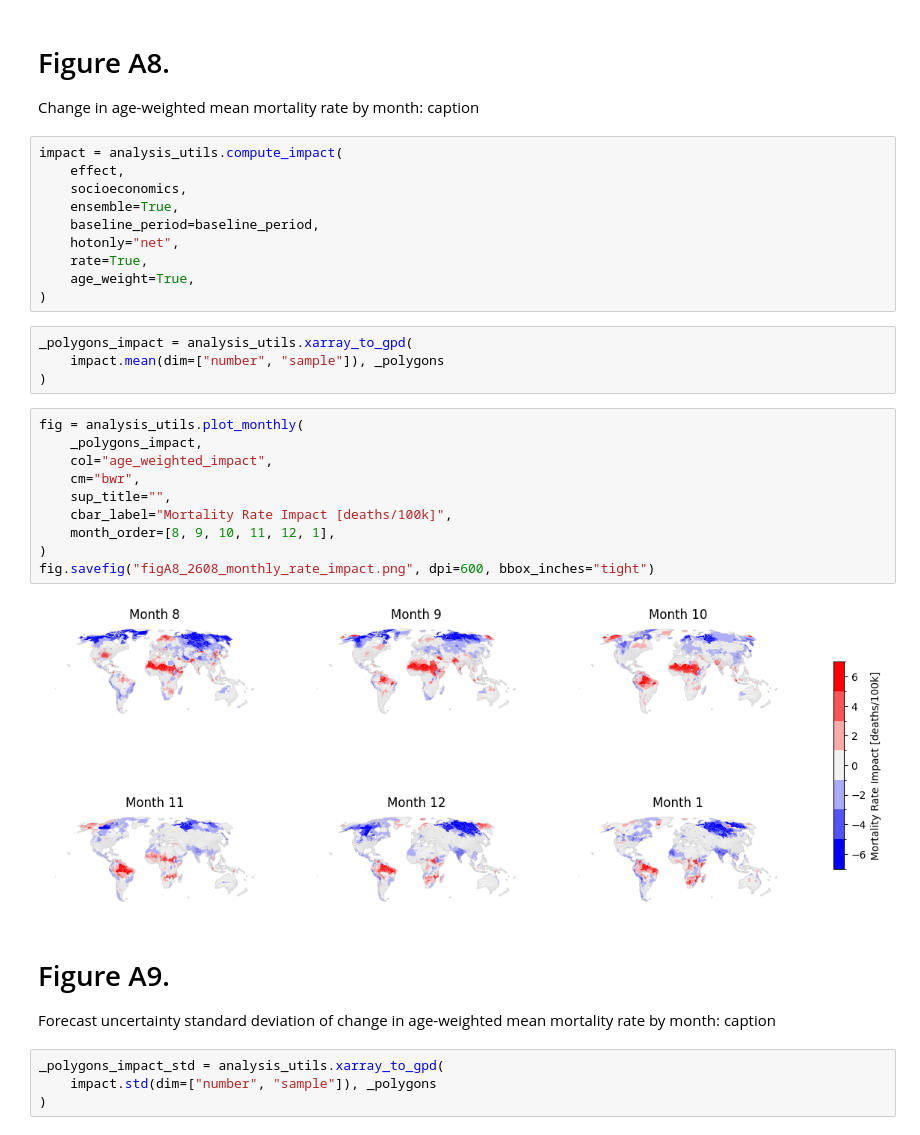
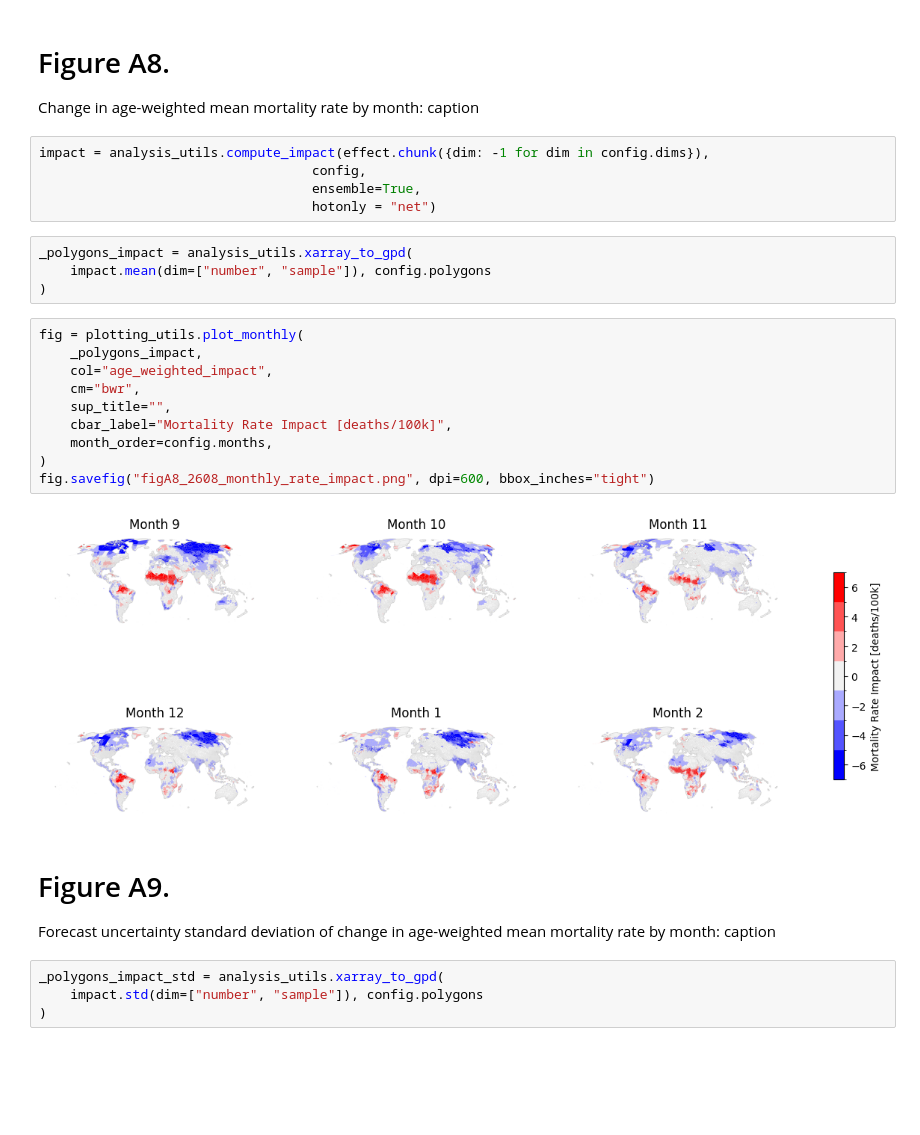
Before and after one commit to ezuetell/poreallas, a Jupyter notebook: analysis/p00_paper_figures.ipynb, the cells around one changed output. Cells and saved outputs as stored; diff of their text form; blank space fills up the shorter version.

```diff
--- a/analysis/p00_paper_figures.ipynb
+++ b/analysis/p00_paper_figures.ipynb
@@ -333,36 +340,31 @@ Baseline age-weighted mean mortality rate by month: caption
 # Figure A8.
 Change in age-weighted mean mortality rate by month: caption
 # %%
-impact = analysis_utils.compute_impact(
-    effect,
-    socioeconomics,
-    ensemble=True,
-    baseline_period=baseline_period,
-    hotonly="net",
-    rate=True,
-    age_weight=True,
-)
+impact = analysis_utils.compute_impact(effect.chunk({dim: -1 for dim in config.dims}),
+                                   config,
+                                   ensemble=True,
+                                   hotonly = "net")
 # %%
 _polygons_impact = analysis_utils.xarray_to_gpd(
-    impact.mean(dim=["number", "sample"]), _polygons
+    impact.mean(dim=["number", "sample"]), config.polygons
 )
 # %%
-fig = analysis_utils.plot_monthly(
+fig = plotting_utils.plot_monthly(
     _polygons_impact,
     col="age_weighted_impact",
     cm="bwr",
     sup_title="",
     cbar_label="Mortality Rate Impact [deaths/100k]",
-    month_order=[8, 9, 10, 11, 12, 1],
+    month_order=config.months,
 )
 fig.savefig("figA8_2608_monthly_rate_impact.png", dpi=600, bbox_inches="tight")
 # %% [output]
-[figure, old version]
+[figure, new version]
 # %% [markdown]
 # Figure A9.
 Forecast uncertainty standard deviation of change in age-weighted mean mortality rate by month: caption
 # %%
 _polygons_impact_std = analysis_utils.xarray_to_gpd(
-    impact.std(dim=["number", "sample"]), _polygons
+    impact.std(dim=["number", "sample"]), config.polygons
 )
 # %%
```
Also changed, not shown: parts of 15 cells of this notebook, 2 other files.
